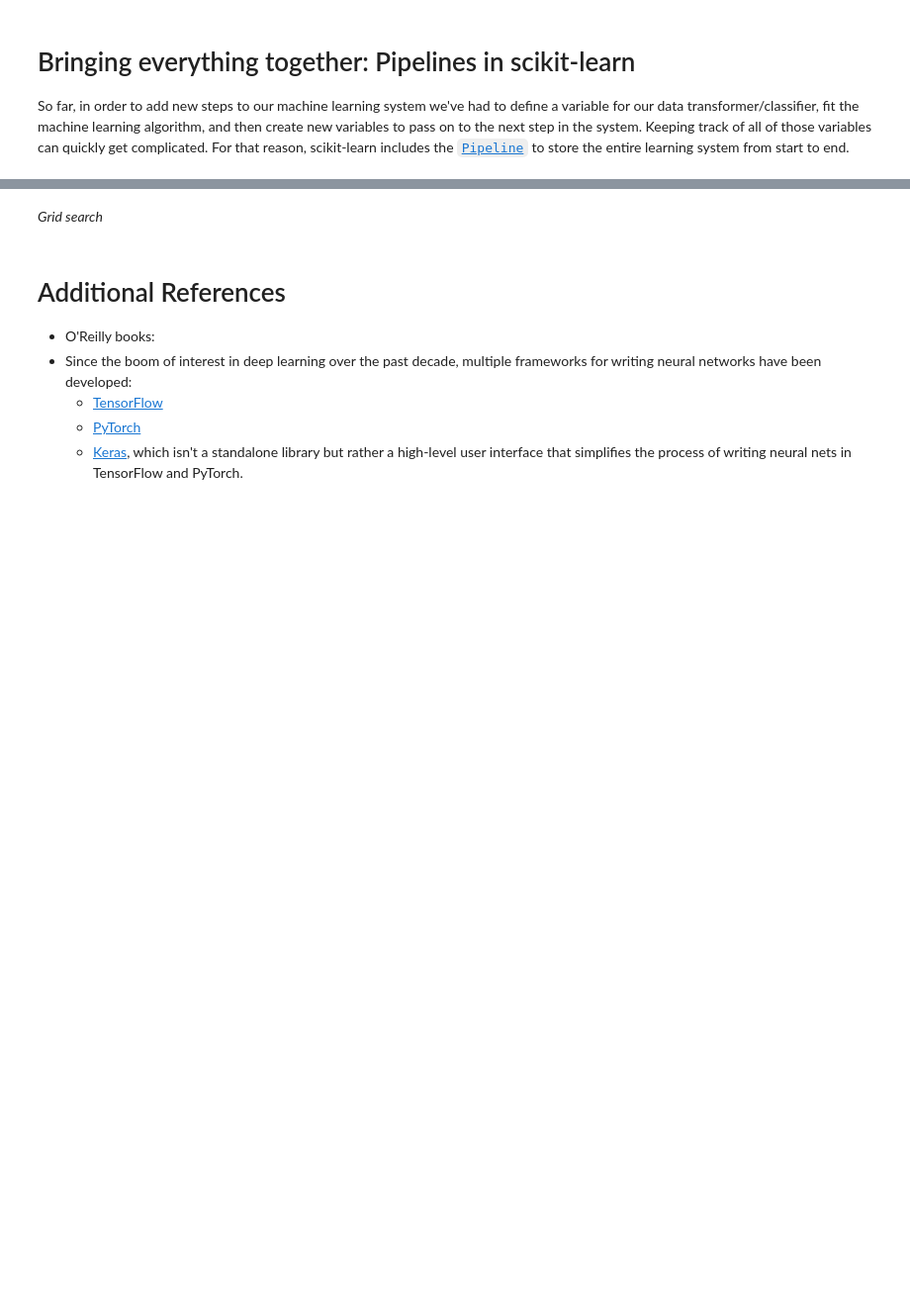
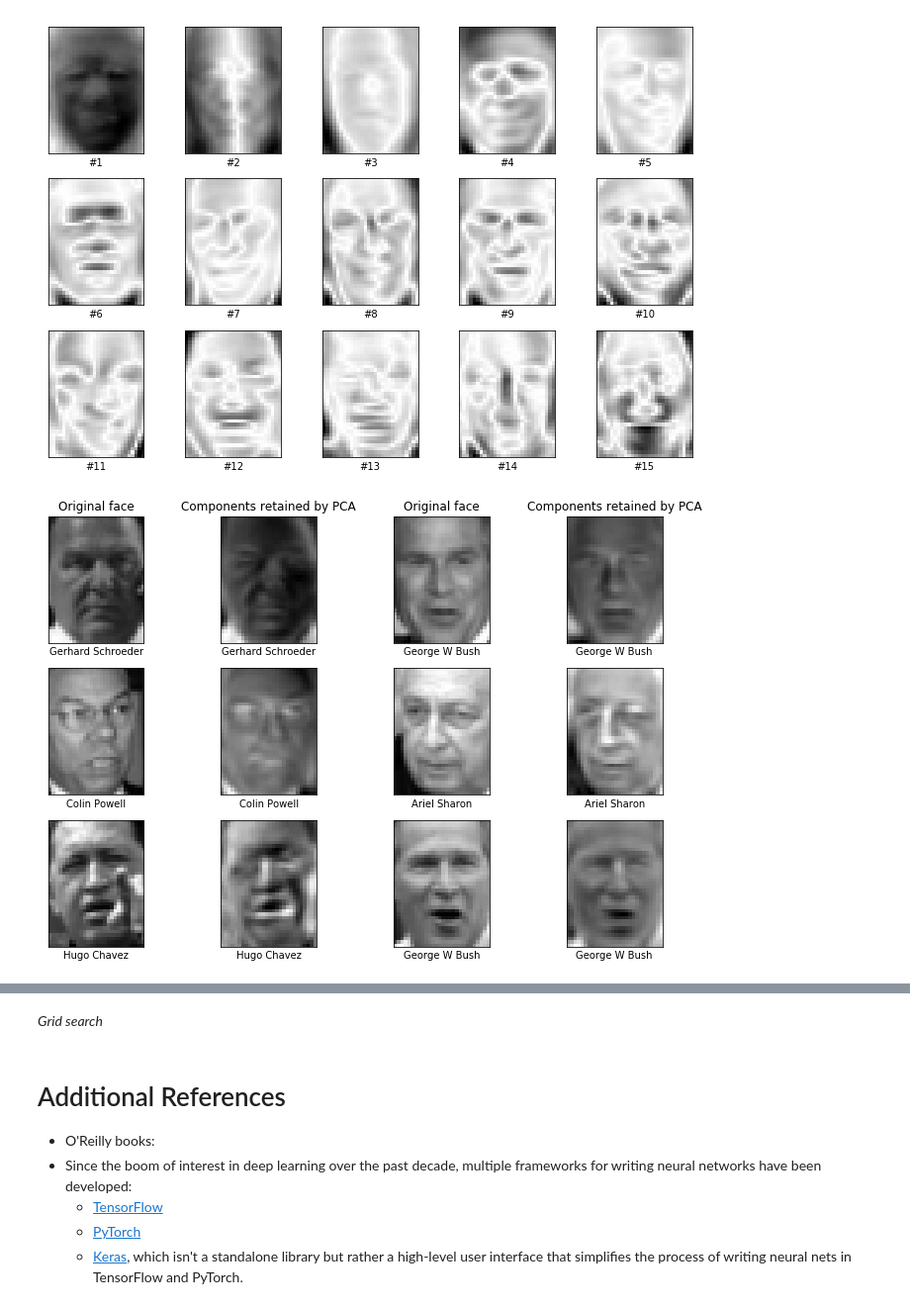
Before and after one commit to kernelmethod/Python-Data-Science-Workshop, a Jupyter notebook: 2. Intro to Machine Learning in Python with Scikit-learn.ipynb, the cells around one changed output, grey strips where cells are left out. Shown at 99% size. Drawn from its saved outputs; the diff is of its cells as text; code cells hidden in the pictures; blank space fills up the shorter version.

```diff
--- a/2. Intro to Machine Learning in Python with Scikit-learn.ipynb
+++ b/2. Intro to Machine Learning in Python with Scikit-learn.ipynb
@@ -146,19 +276,38 @@ plt.show()
-# %% [markdown]
-# Bringing everything together: Pipelines in scikit-learn <a id="pipelines"></a>
-So far, in order to add new steps to our machine learning system we've had to define a variable for our data transformer/classifier, fit the machine learning algorithm, and then create new variables to pass on to the next step in the system. Keeping track of all of those variables can quickly get complicated. For that reason, scikit-learn includes the [`Pipeline`](https://scikit-learn.org/stable/modules/generated/sklearn.pipeline.Pipeline.html) to store the entire learning system from start to end.
-# %%
-from sklearn.preprocessing import StandardScaler
-from sklearn.svm import SVC
-from sklearn.pipeline import Pipeline
-import time
-
-learner = Pipeline([
-    ('scaler', StandardScaler()),
-    ('dim-reduce', PCA(n_components=100)),
-    ('classify', SVC(C=1.0, gamma='scale'))
-])
-
-learner.fit(X, y)
+# %%
+# Change n_components to change the number of principal components computed by PCA.
+#     Higher n_components -> better retention of original image but higher dimension
+#     Lower n_components  -> worse retention of original image but lower dimension
+pca = PCA(n_components=100).fit(X)
+
+fig, axes = plt.subplots(n_images_y, n_images_x, figsize=(12,8))
+for (kk, (ii,jj)) in enumerate(itertools.product(range(n_images_y), range(n_images_x))):
+    eigenface = pca.components_[kk].reshape((h,w))
+    eigenface = -np.abs(eigenface)
+    axes[ii,jj].imshow(eigenface, cmap='gray')
+    axes[ii,jj].set_xticks([])
+    axes[ii,jj].set_yticks([])
+    axes[ii,jj].set_xlabel("#" + str(kk + 1))
+
+plt.show()
+
+# Project a few randomly chosen faces onto the principal components
+rand_choices = np.random.choice(X.shape[0], size=6) # 2 faces/row
+fig, axes = plt.subplots(3, 4, figsize=(12,8))
+for (ii,axrow) in enumerate(axes):
+    for (c,col) in zip(rand_choices[2*ii:2*(ii+1)],range(2)):
+        proj = pca.transform(X[c].reshape((1,h*w))).dot(pca.components_)
+        for (face,ax) in zip((X[c],proj), (axrow[2*col], axrow[2*col+1])):
+            ax.imshow(face.reshape((h,w)), cmap='gray')
+            ax.set_xticks([]); ax.set_yticks([])
+            ax.set_xlabel(lfw_people.target_names[y[c]])
+
+for ax in (axes[0,0], axes[0,2]): ax.set_title("Original face")
+for ax in (axes[0,1], axes[0,3]): ax.set_title("Components retained by PCA")
+
+plt.show()
+# %% [output]
+[figure, added]
+[figure, added]
 # %% [markdown]
 # Cross-validation and grid search <a id="cross-validation"></a>
 One of the most important parts of all machine learning algorithms is picking the best possible hyperparameters. The difference between a well-chosen and poorly-chosen hyperparameter can be staggering; *compare accuracy of methods after choosing C correctly*
```
Also changed, not shown: parts of 23 cells of this notebook.
